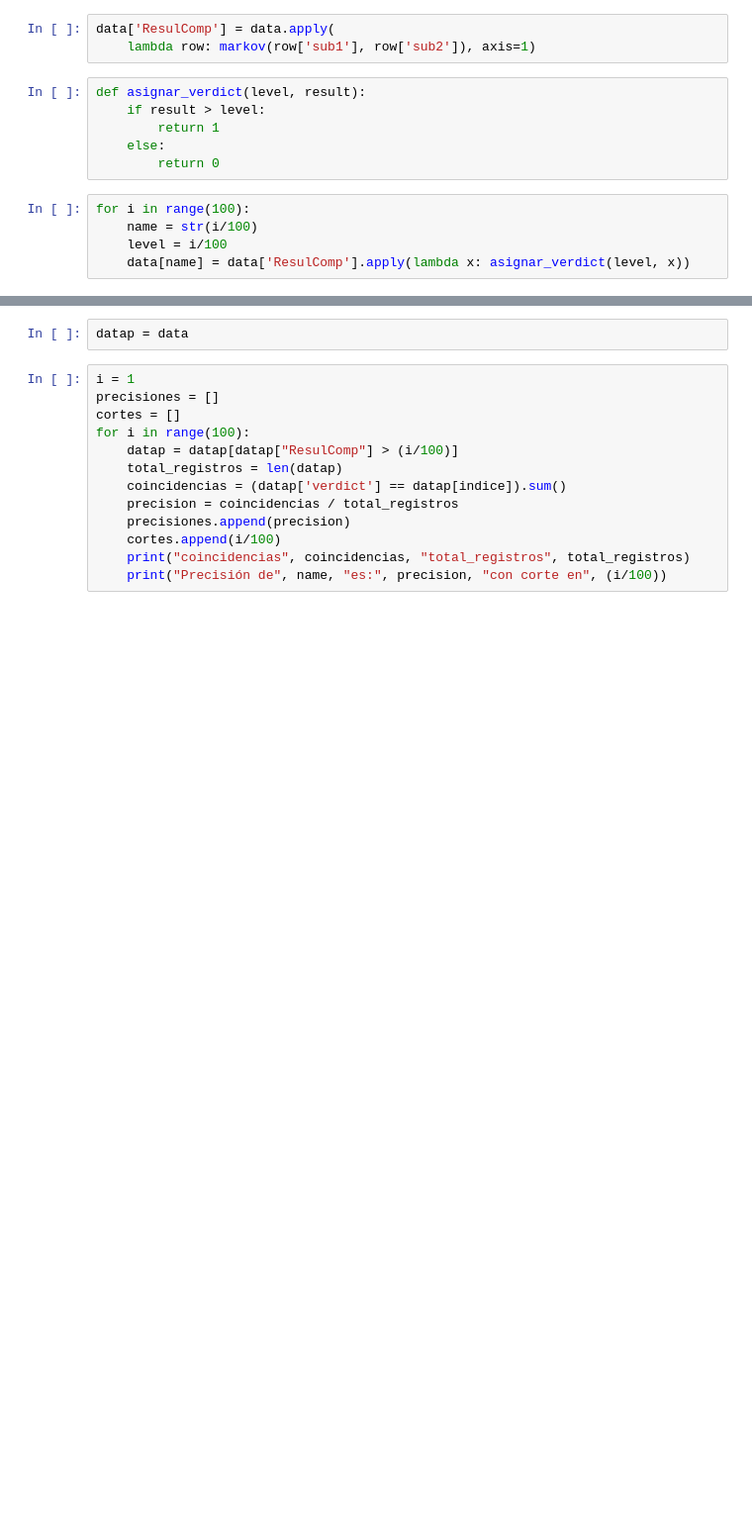
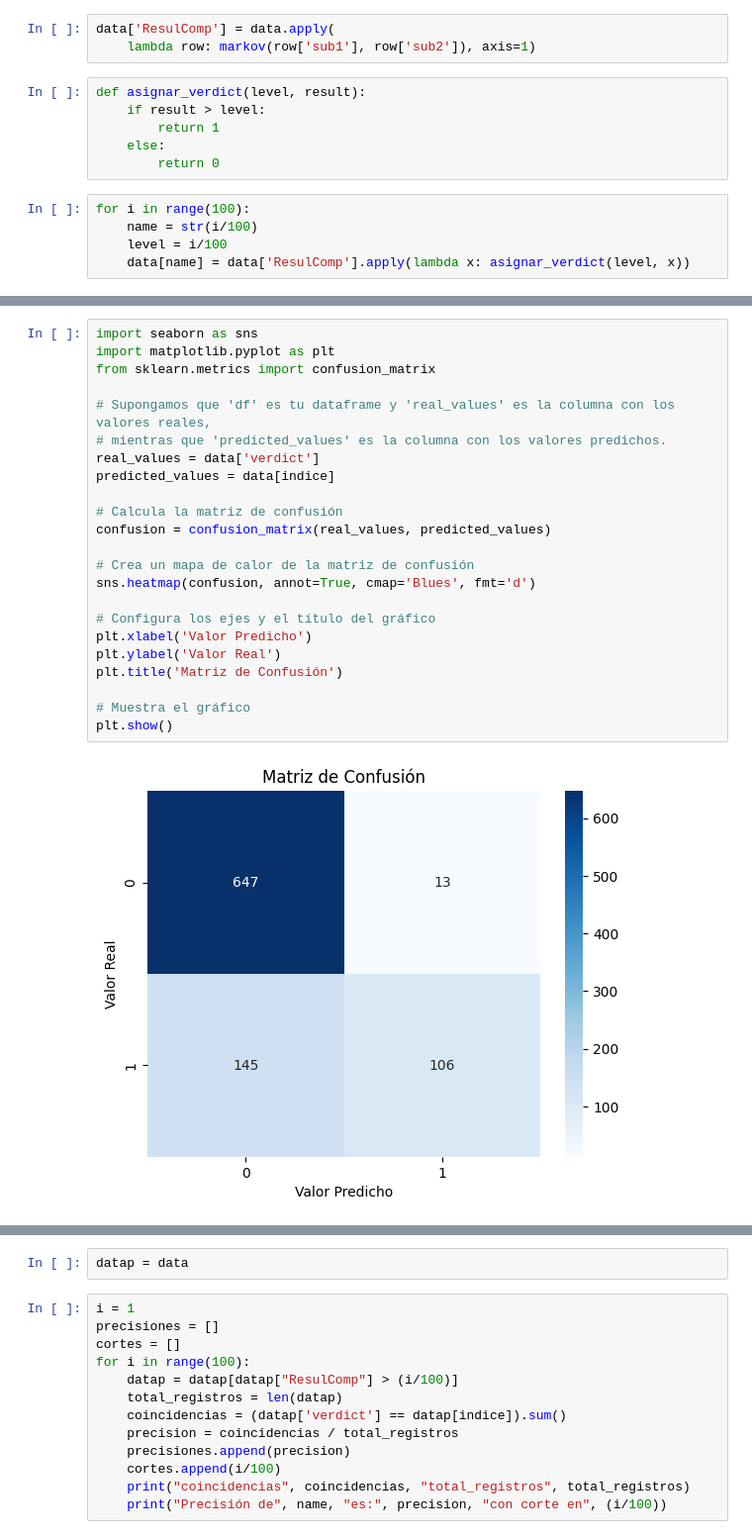
Before and after one commit to DiegoPad2001/PlagiarismDetectorML, a Jupyter notebook: Markov.ipynb, the cells around one changed output, grey strips where cells are left out. Shown at 99% size. Drawn from its saved outputs; the diff is of its cells as text; blank space fills up the shorter version.

Commit message:
Add confusion matrix

```diff
--- a/Markov.ipynb
+++ b/Markov.ipynb
@@ -131,0 +132,25 @@ plt.show()
+# %%
+import seaborn as sns
+import matplotlib.pyplot as plt
+from sklearn.metrics import confusion_matrix
+
+# Supongamos que 'df' es tu dataframe y 'real_values' es la columna con los valores reales,
+# mientras que 'predicted_values' es la columna con los valores predichos.
+real_values = data['verdict']
+predicted_values = data[indice]
+
+# Calcula la matriz de confusión
+confusion = confusion_matrix(real_values, predicted_values)
+
+# Crea un mapa de calor de la matriz de confusión
+sns.heatmap(confusion, annot=True, cmap='Blues', fmt='d')
+
+# Configura los ejes y el título del gráfico
+plt.xlabel('Valor Predicho')
+plt.ylabel('Valor Real')
+plt.title('Matriz de Confusión')
+
+# Muestra el gráfico
+plt.show()
+# %% [output]
+[figure, added]
```
Also changed, not shown: parts of 9 cells of this notebook.
